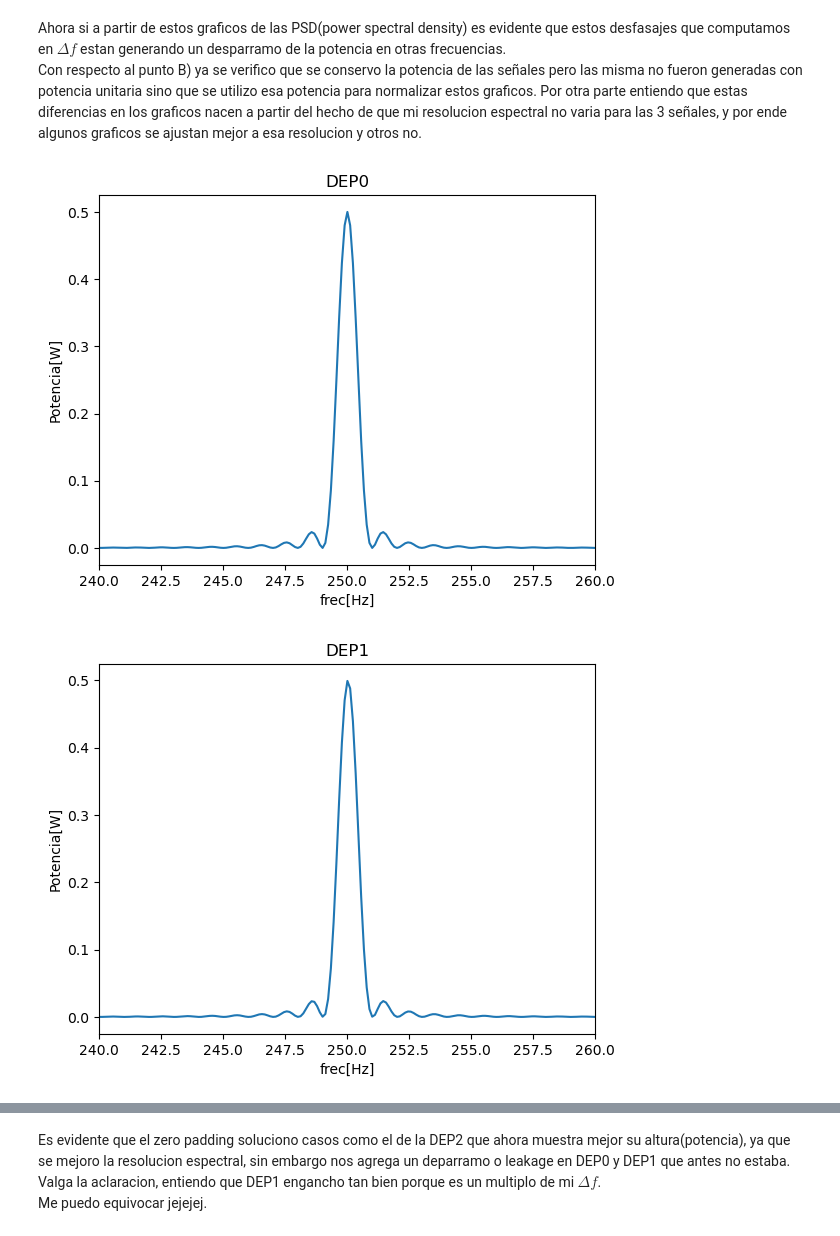
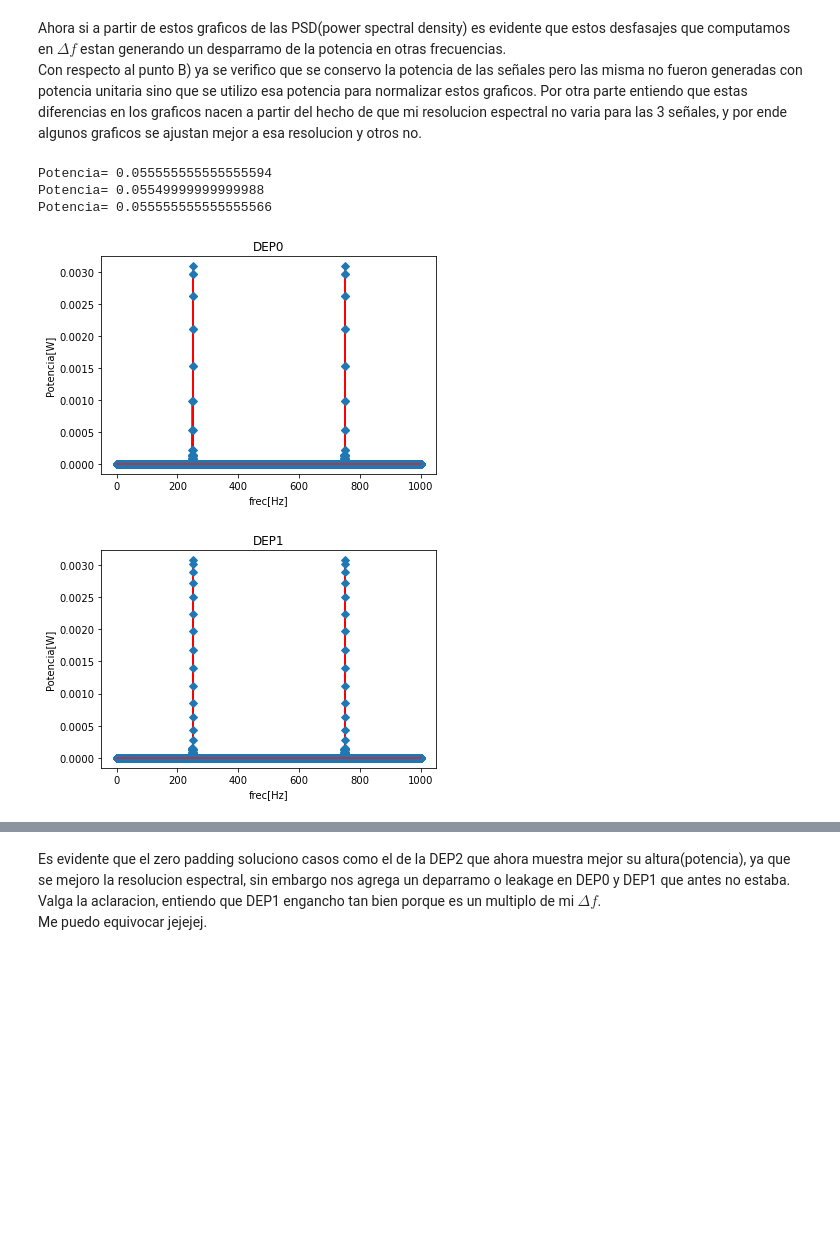
Before and after one commit to EmaOlay/PDS2021, a Jupyter notebook: TS5.ipynb, the cells around one changed output, grey strips where cells are left out. Saved outputs shown, nothing was run; the diff lists cells and outputs as text; code cells hidden in the pictures; blank space fills up the shorter version.

```diff
--- a/TS5.ipynb
+++ b/TS5.ipynb
@@ -36,7 +36,7 @@ ts = 1/fs # tiempo de muestreo
 t=np.arange(0,1,ts)
 
 K0=N/4
-K1=N/4+0.025
+K1=N/4+0.25
 K2=N/4+0.5
 # %%
 #%% Config de mi seno y vector de frecuencia
@@ -163,35 +177,41 @@ df_prima=fs/N_prima
 f_prima=np.arange(0,fs,df_prima)
 # %%
 #%%Aplico el zero padding solicitado en el bonus
-DEP0_prima=np.abs(fft(seno_cont0,n=N_prima))**2
-DEP1_prima=np.abs(fft(seno_cont1,n=N_prima))**2
-DEP2_prima=np.abs(fft(seno_cont2,n=N_prima))**2
+#np.abs(1/N*fft(sin_nom0))**2
+DEP0_prima=np.abs(1/N_prima*fft(seno_cont0,n=N_prima))**2
+DEP1_prima=np.abs(1/N_prima*fft(seno_cont1,n=N_prima))**2
+DEP2_prima=np.abs(1/N_prima*fft(seno_cont2,n=N_prima))**2
 # %%
 #%% Muestro las DEP o PSD power spectral density
 plt.figure(1)
 
-plt.plot(f_prima, DEP0_prima/(E0*N))
+plt.stem(f_prima, DEP0_prima,linefmt='red', markerfmt='D')
 plt.title("DEP0")
 plt.ylabel("Potencia[W]")
 plt.xlabel("frec[Hz]")
-plt.xlim(240, 260)
+#plt.xlim(240, 260)
+print("Potencia=",sum(DEP0_prima))
 
 plt.figure(2)
-plt.plot(f_prima, DEP1_prima/(E1*N))
+plt.stem(f_prima, DEP1_prima,linefmt='red', markerfmt='D')
 plt.title("DEP1")
 plt.ylabel("Potencia[W]")
 plt.xlabel("frec[Hz]")
-plt.xlim(240, 260)
+#plt.xlim(240, 260)
+print("Potencia=",sum(DEP1_prima))
 
 plt.figure(3)
-
-plt.plot(f_prima, DEP2_prima/(E2*N))
+plt.stem(f_prima, DEP2_prima,linefmt='red', markerfmt='D')
 plt.title("DEP2")
 plt.ylabel("Potencia[W]")
 plt.xlabel("frec[Hz]")
-plt.xlim(240, 260)
+#plt.xlim(240, 260)
+print("Potencia=",sum(DEP2_prima))
 
 plt.show()
 # %% [output]
+Potencia= 0.055555555555555594
+Potencia= 0.05549999999999988
+Potencia= 0.055555555555555566
-[figure, old version]
+[figure, new version]
-[figure, old version]
+[figure, new version]
```
Also changed, not shown: parts of 6 cells of this notebook, 2 other files.
